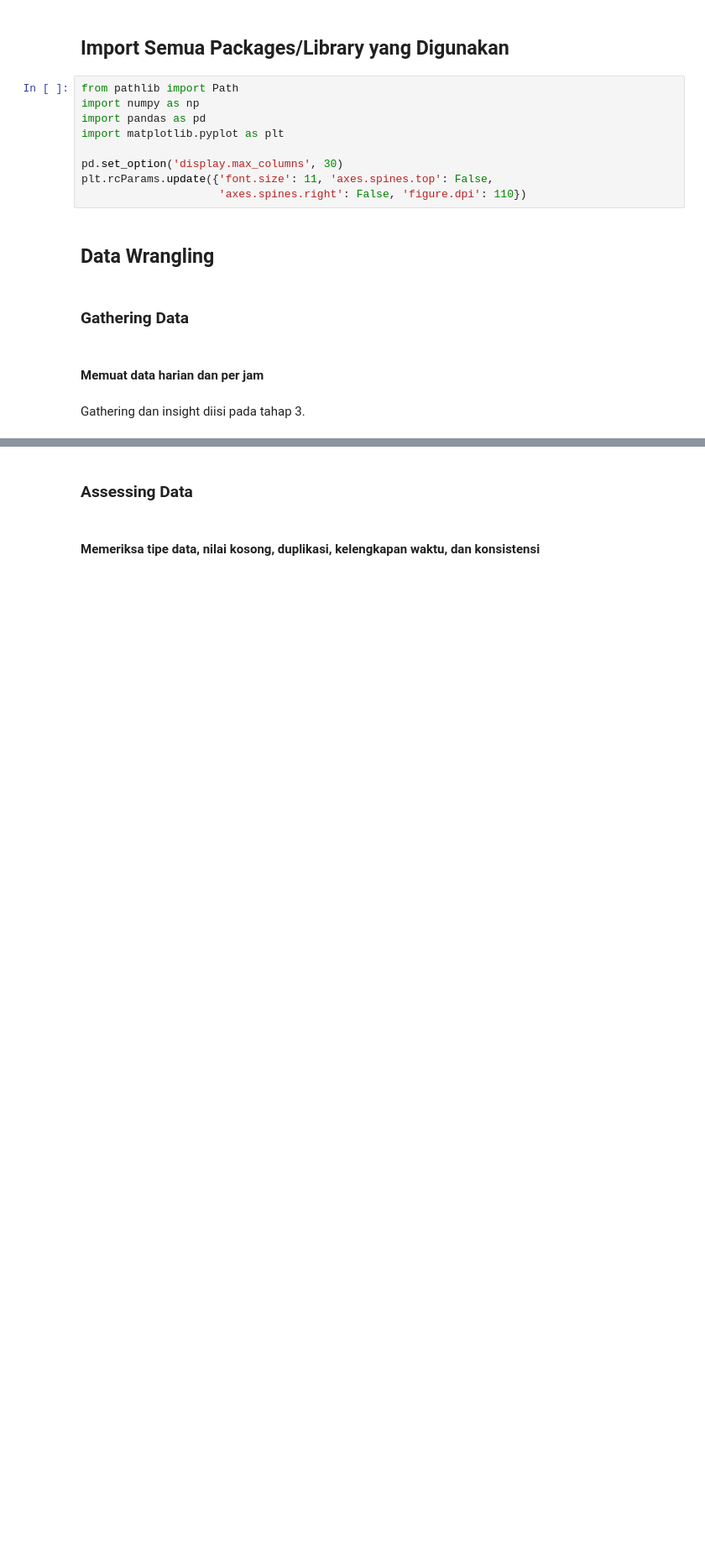
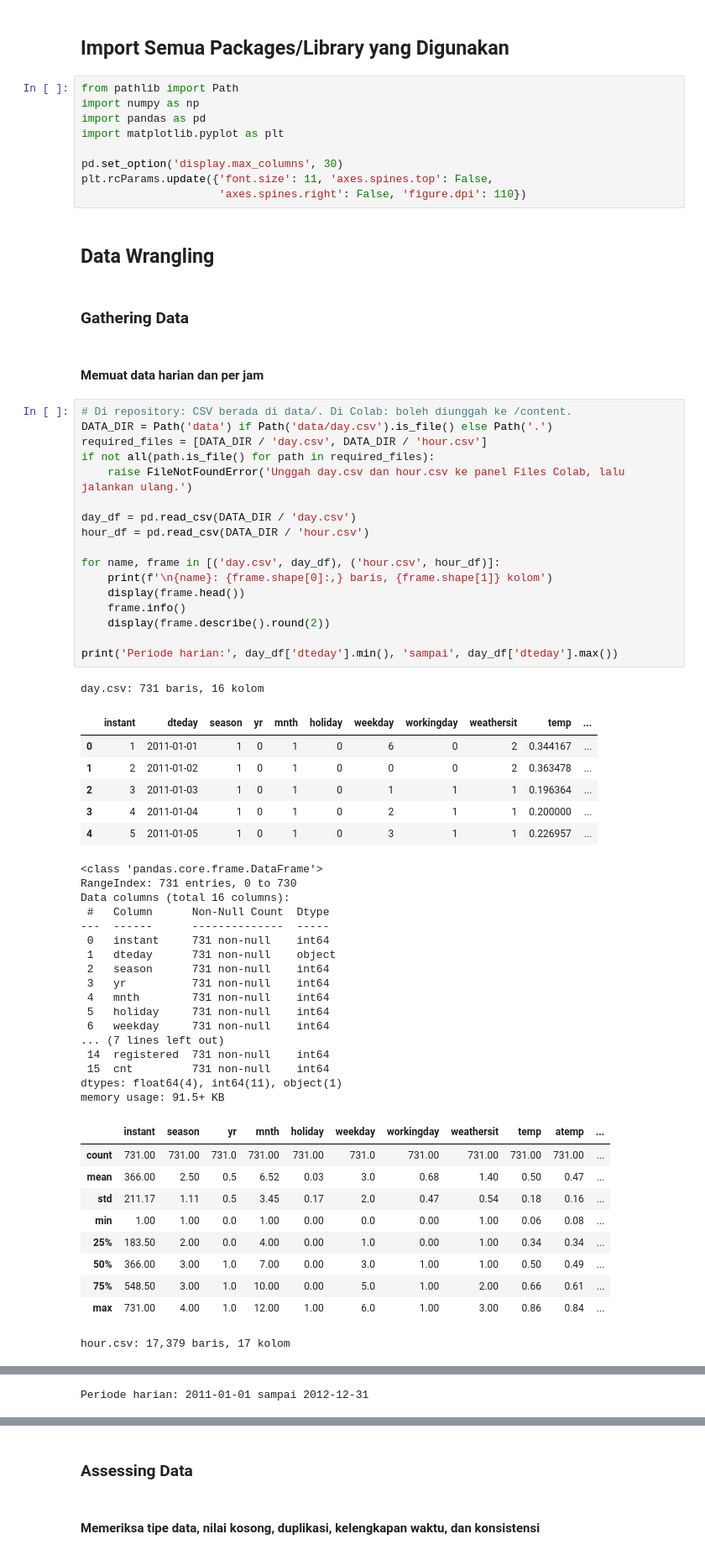
Before and after one commit to tatavvaka/Bike-Sharing-Analysis, a Jupyter notebook: notebook.ipynb, the cells around one changed output, grey strips where cells are left out. Shown at 84% size. Drawn from its saved outputs; the diff is of its cells as text; blank space fills up the shorter version.

Commit message:
feat: load data and document quality issues

```diff
--- a/notebook.ipynb
+++ b/notebook.ipynb
@@ -72,5 +72,55 @@ plt.rcParams.update({'font.size': 11, 'axes.spines.top': False,
 ### Gathering Data
 # %% [markdown]
 #### Memuat data harian dan per jam
-# %% [markdown]
-Gathering dan insight diisi pada tahap 3.
+# %%
+# Di repository: CSV berada di data/. Di Colab: boleh diunggah ke /content.
+DATA_DIR = Path('data') if Path('data/day.csv').is_file() else Path('.')
+required_files = [DATA_DIR / 'day.csv', DATA_DIR / 'hour.csv']
+if not all(path.is_file() for path in required_files):
+    raise FileNotFoundError('Unggah day.csv dan hour.csv ke panel Files Colab, lalu jalankan ulang.')
+
+day_df = pd.read_csv(DATA_DIR / 'day.csv')
+hour_df = pd.read_csv(DATA_DIR / 'hour.csv')
+
+for name, frame in [('day.csv', day_df), ('hour.csv', hour_df)]:
+    print(f'\n{name}: {frame.shape[0]:,} baris, {frame.shape[1]} kolom')
+    display(frame.head())
+    frame.info()
+    display(frame.describe().round(2))
+
+print('Periode harian:', day_df['dteday'].min(), 'sampai', day_df['dteday'].max())
+# %% [output]
+day.csv: 731 baris, 16 kolom
+|  | instant | dteday | season | yr | mnth | holiday | weekday | workingday | weathersit | temp | ... |
+| 0 | 1 | 2011-01-01 | 1 | 0 | 1 | 0 | 6 | 0 | 2 | 0.344167 | ... |
+| 1 | 2 | 2011-01-02 | 1 | 0 | 1 | 0 | 0 | 0 | 2 | 0.363478 | ... |
+| 2 | 3 | 2011-01-03 | 1 | 0 | 1 | 0 | 1 | 1 | 1 | 0.196364 | ... |
+| 3 | 4 | 2011-01-04 | 1 | 0 | 1 | 0 | 2 | 1 | 1 | 0.200000 | ... |
+| 4 | 5 | 2011-01-05 | 1 | 0 | 1 | 0 | 3 | 1 | 1 | 0.226957 | ... |
+<class 'pandas.core.frame.DataFrame'>
+RangeIndex: 731 entries, 0 to 730
+Data columns (total 16 columns):
+ #   Column      Non-Null Count  Dtype
+---  ------      --------------  -----
+ 0   instant     731 non-null    int64
+ 1   dteday      731 non-null    object
+ 2   season      731 non-null    int64
+ 3   yr          731 non-null    int64
+ 4   mnth        731 non-null    int64
+ 5   holiday     731 non-null    int64
+ 6   weekday     731 non-null    int64
+... (7 lines left out)
+ 14  registered  731 non-null    int64
+ 15  cnt         731 non-null    int64
+dtypes: float64(4), int64(11), object(1)
+memory usage: 91.5+ KB
+|  | instant | season | yr | mnth | holiday | weekday | workingday | weathersit | temp | atemp | ... |
+| count | 731.00 | 731.00 | 731.0 | 731.00 | 731.00 | 731.0 | 731.00 | 731.00 | 731.00 | 731.00 | ... |
+| mean | 366.00 | 2.50 | 0.5 | 6.52 | 0.03 | 3.0 | 0.68 | 1.40 | 0.50 | 0.47 | ... |
+| std | 211.17 | 1.11 | 0.5 | 3.45 | 0.17 | 2.0 | 0.47 | 0.54 | 0.18 | 0.16 | ... |
+| min | 1.00 | 1.00 | 0.0 | 1.00 | 0.00 | 0.0 | 0.00 | 1.00 | 0.06 | 0.08 | ... |
+| 25% | 183.50 | 2.00 | 0.0 | 4.00 | 0.00 | 1.0 | 0.00 | 1.00 | 0.34 | 0.34 | ... |
+| 50% | 366.00 | 3.00 | 1.0 | 7.00 | 0.00 | 3.0 | 1.00 | 1.00 | 0.50 | 0.49 | ... |
+| 75% | 548.50 | 3.00 | 1.0 | 10.00 | 0.00 | 5.0 | 1.00 | 2.00 | 0.66 | 0.61 | ... |
+| max | 731.00 | 4.00 | 1.0 | 12.00 | 1.00 | 6.0 | 1.00 | 3.00 | 0.86 | 0.84 | ... |
+hour.csv: 17,379 baris, 17 kolom
@@ -76,0 +159 @@ Gathering dan insight diisi pada tahap 3.
+Periode harian: 2011-01-01 sampai 2012-12-31
```
Also changed, not shown: parts of 7 cells of this notebook, 6 other files.
